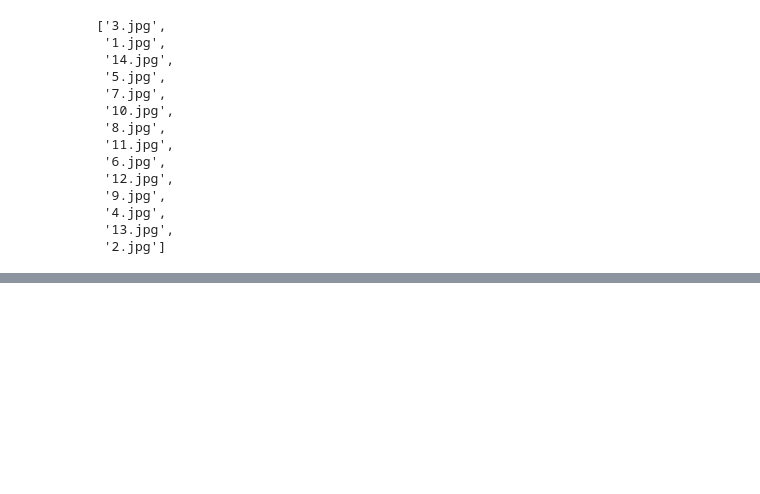
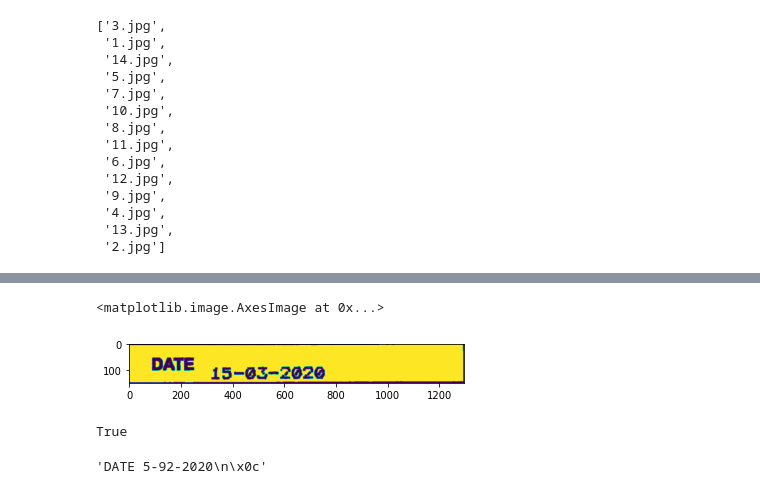
Before and after one commit to YogeshUpdhyay/OCR, a Jupyter notebook: eda/ocr.ipynb, the cells around one changed output, grey strips where cells are left out. Saved outputs shown, nothing was run; the diff lists cells and outputs as text; code cells hidden in the pictures; blank space fills up the shorter version.

```diff
--- a/eda/ocr.ipynb
+++ b/eda/ocr.ipynb
@@ -47,0 +56,11 @@ images
+# %%
+kernel = np.ones((5,5),np.uint8)
+dilation = cv2.erode(test_img,kernel,iterations = 1)
+plt.imshow(dilation)
+# %% [output]
+<matplotlib.image.AxesImage at 0x...>
+[figure, added]
+# %%
+cv2.imwrite("../temp.jpg", dilation)
+# %% [output]
+True
@@ -47,0 +69,4 @@ images
+# %%
+text
+# %% [output]
+'DATE 5-92-2020\n\x0c'
```
Also changed, not shown: parts of 4 cells of this notebook, 3 other files.
